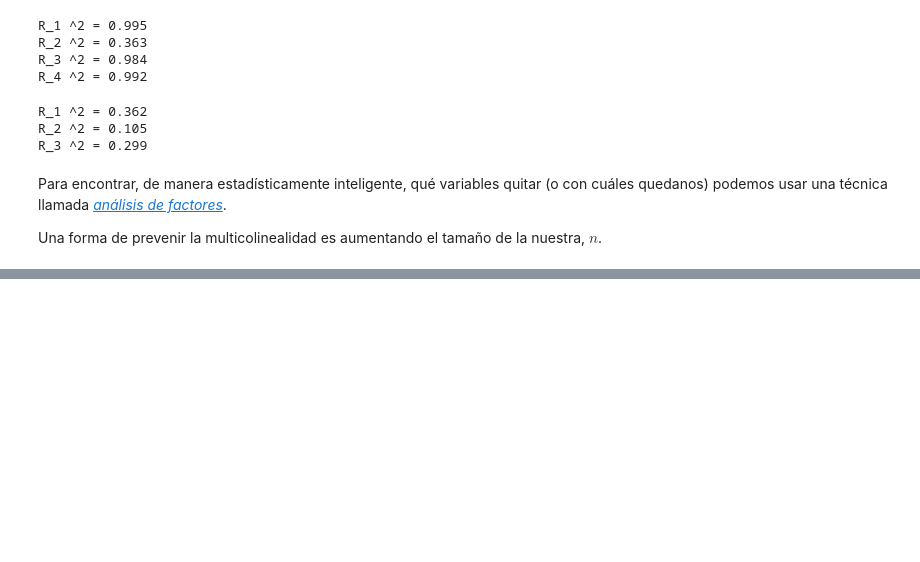
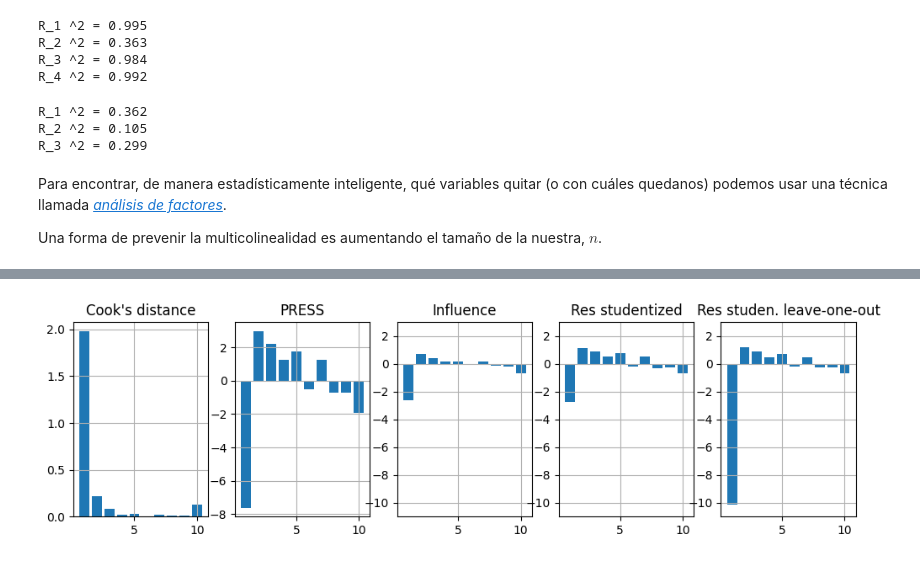
Before and after one commit to ivannpy/estadistica2_2023-2, a Jupyter notebook: MultipleRegression/RegresionMultiple.ipynb, the cells around one changed output, grey strips where cells are left out. Drawn from its saved outputs; the diff is of its cells as text; code cells hidden in the pictures; blank space fills up the shorter version.

```diff
--- a/MultipleRegression/RegresionMultiple.ipynb
+++ b/MultipleRegression/RegresionMultiple.ipynb
@@ -1564,0 +1706,23 @@ Una forma de prevenir la multicolinealidad es aumentando el tamaño de la nuestr
+# %%
+influence_measures = results_out.get_influence()
+# %%
+fig, ax = plt.subplots(nrows=1, ncols=5)
+fig.set_size_inches(12, 3)
+
+measures = {}
+measures["Cook's distance"] = influence_measures.cooks_distance[0]
+measures["PRESS"] = influence_measures.resid_press
+measures["Influence"] = influence_measures.influence
+measures["Res studentized"] = influence_measures.resid_studentized
+measures["Res studen. leave-one-out"] = influence_measures.resid_studentized_external
+
+
+for i, title in zip(np.arange(6), measures.keys()):
+    if i > 1:
+        ax[i].set_ylim(-11, 3)
+
+    ax[i].grid()
+    ax[i].set_title(title)
+    ax[i].bar(np.arange(1, x_out.size + 1), measures[title]);
+# %% [output]
+[figure, added]
```
Also changed, not shown: parts of 33 cells of this notebook.
